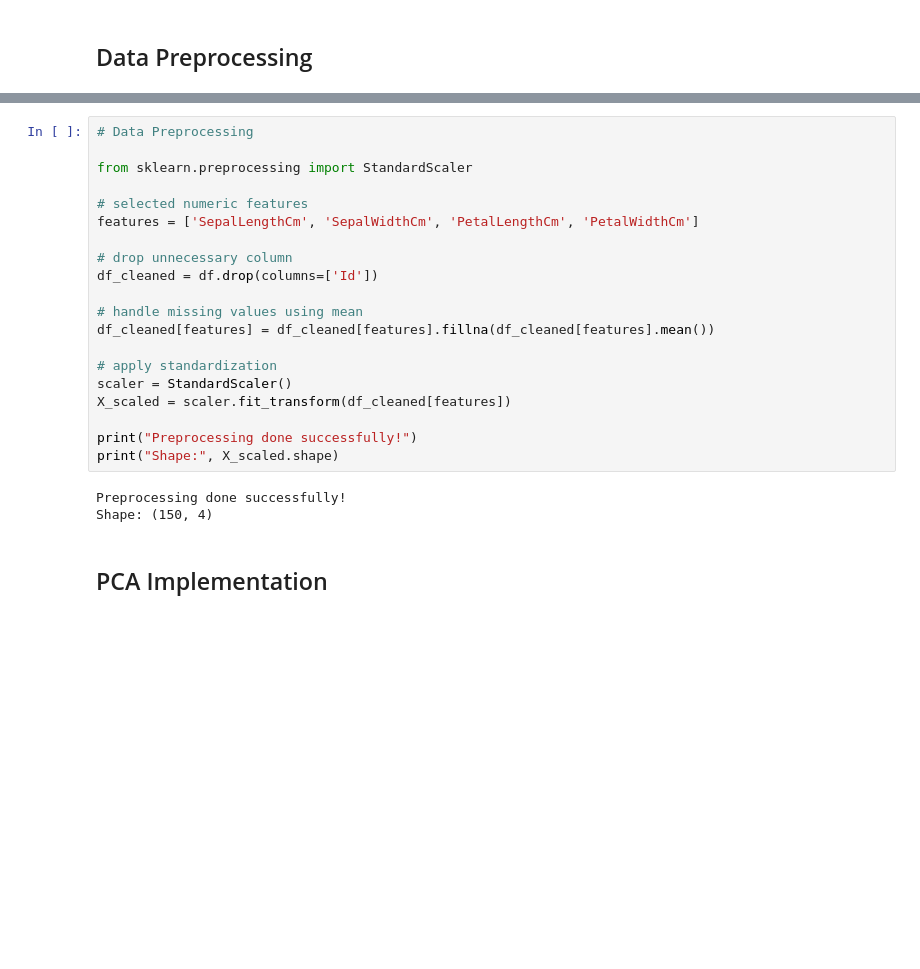
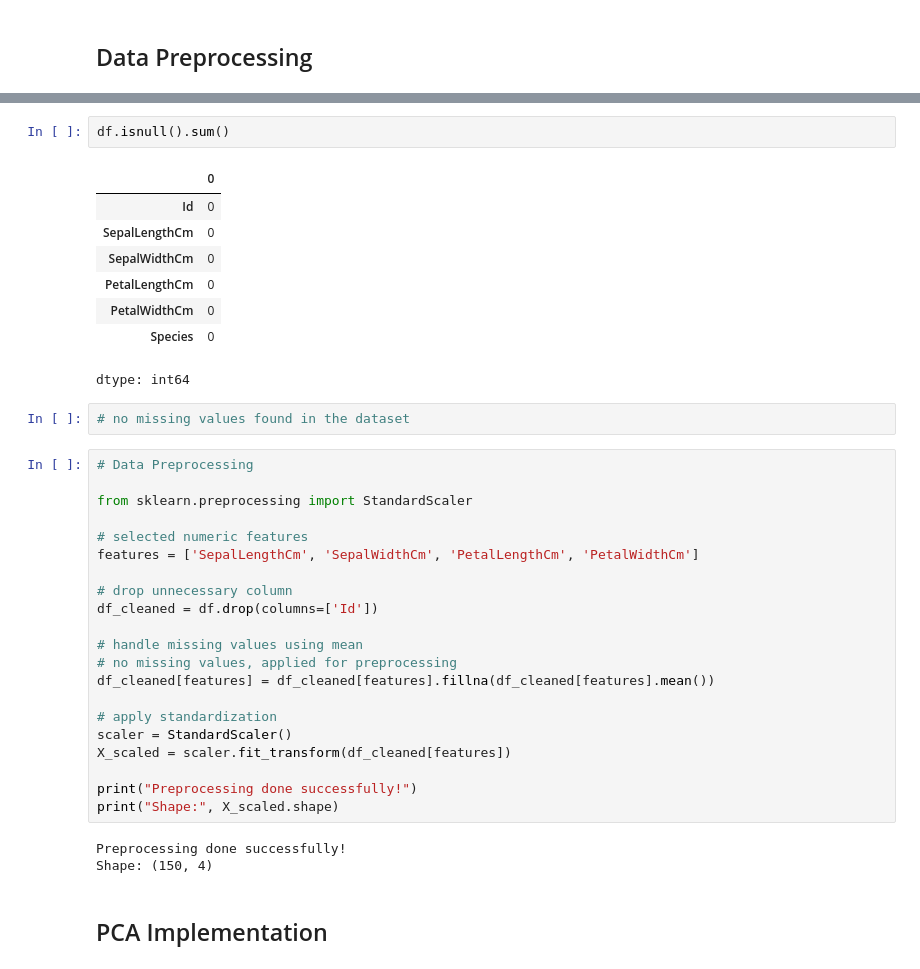
Before and after one commit to DOHA-BASEM3/Activity-3--DBSCAN-and-PCA, a Jupyter notebook: DBSCAN_and_PCA.ipynb, the cells around one changed output, grey strips where cells are left out. Cells and saved outputs as stored; diff of their text form; blank space fills up the shorter version.

Commit message:
Add data preprocessing step

```diff
--- a/DBSCAN_and_PCA.ipynb
+++ b/DBSCAN_and_PCA.ipynb
@@ -31,3 +68,16 @@ df.head()
+# %%
+df.isnull().sum()
+# %% [output]
+|  | 0 |
+| Id | 0 |
+| SepalLengthCm | 0 |
+| SepalWidthCm | 0 |
+| PetalLengthCm | 0 |
+| PetalWidthCm | 0 |
+| Species | 0 |
+dtype: int64
+# %%
+# no missing values found in the dataset
 # %%
 # Data Preprocessing
 
@@ -40,6 +90,7 @@ features = ['SepalLengthCm', 'SepalWidthCm', 'PetalLengthCm', 'PetalWidthCm']
 df_cleaned = df.drop(columns=['Id'])
 
 # handle missing values using mean
+# no missing values, applied for preprocessing
 df_cleaned[features] = df_cleaned[features].fillna(df_cleaned[features].mean())
 
 # apply standardization
```
Also changed, not shown: parts of 3 cells of this notebook.
